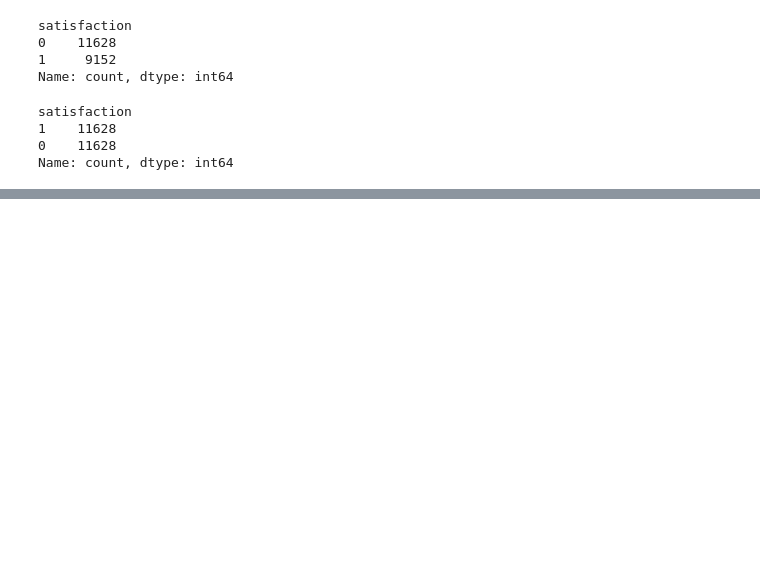
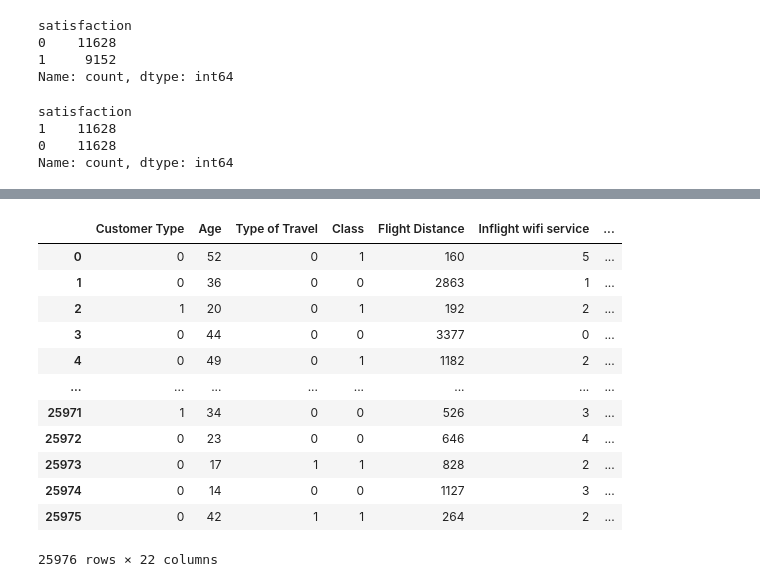
Before and after one commit to yukeshoff/Classification_ML_projects, a Jupyter notebook: ML PROJECT 2(classification).ipynb, the cells around one changed output, grey strips where cells are left out. Drawn from its saved outputs; the diff is of its cells as text; code cells hidden in the pictures; blank space fills up the shorter version.

```diff
--- a/ML PROJECT 2(classification).ipynb
+++ b/ML PROJECT 2(classification).ipynb
@@ -761,0 +556,17 @@ Neutral or Dissatisfied as 1       0.94      0.93      0.93      2251
+# %%
+df1=df.copy()
+df1
+# %% [output]
+|  | Customer Type | Age | Type of Travel | Class | Flight Distance | Inflight wifi service | ... |
+| 0 | 0 | 52 | 0 | 1 | 160 | 5 | ... |
+| 1 | 0 | 36 | 0 | 0 | 2863 | 1 | ... |
+| 2 | 1 | 20 | 0 | 1 | 192 | 2 | ... |
+| 3 | 0 | 44 | 0 | 0 | 3377 | 0 | ... |
+| 4 | 0 | 49 | 0 | 1 | 1182 | 2 | ... |
+| ... | ... | ... | ... | ... | ... | ... | ... |
+| 25971 | 1 | 34 | 0 | 0 | 526 | 3 | ... |
+| 25972 | 0 | 23 | 0 | 0 | 646 | 4 | ... |
+| 25973 | 0 | 17 | 1 | 1 | 828 | 2 | ... |
+| 25974 | 0 | 14 | 0 | 0 | 1127 | 3 | ... |
+| 25975 | 0 | 42 | 1 | 1 | 264 | 2 | ... |
+25976 rows × 22 columns
```
Also changed, not shown: parts of 101 cells of this notebook.
